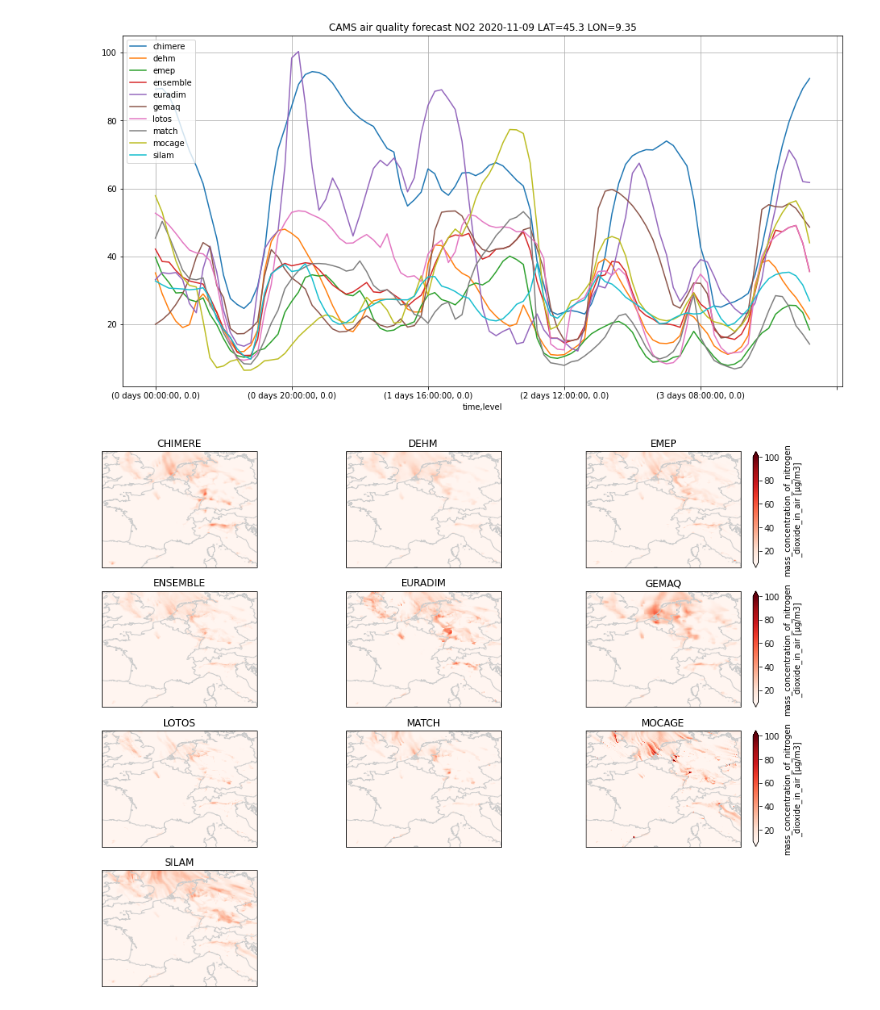
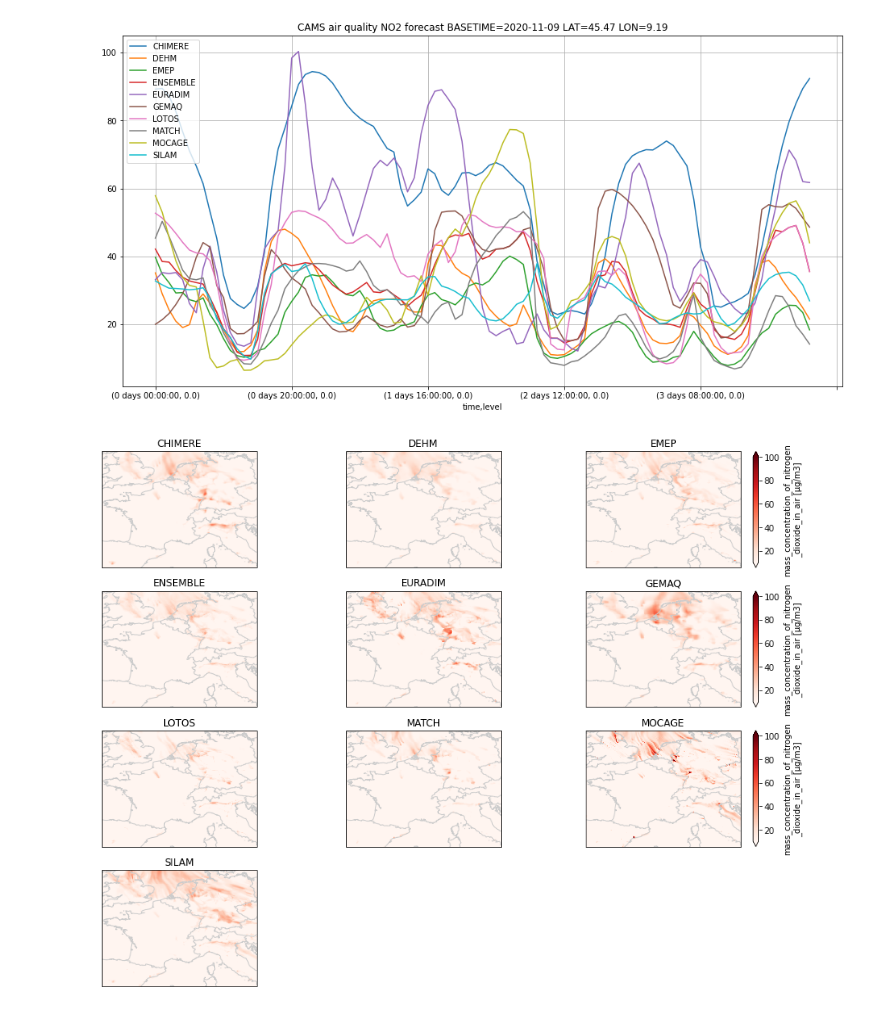
Before and after one commit to CopernicusAtmosphere/jupyter-notebooks, a Jupyter notebook: 4_CAMSDataAccess_ADS_EuropeanAirQuality.ipynb, the cells around one changed output. Saved outputs shown, nothing was run; the diff lists cells and outputs as text; code cells hidden in the pictures.

Commit message:
first version of European air quality notebook using ADS as data source

```diff
--- a/4_CAMSDataAccess_ADS_EuropeanAirQuality.ipynb
+++ b/4_CAMSDataAccess_ADS_EuropeanAirQuality.ipynb
@@ -8,13 +10,16 @@ Let's retrieve CAMS reanalysis PM2.5 global field and plot it.
 # %%
 import cdsapi
+
+# to supress SSL warning
 import urllib3
-urllib3.disable_warnings()
 
+# enter your ADS authentication key
 URL = "https://ads.atmosphere.copernicus.eu/api/v2"
-KEY = "3512:52600066-3b0b-4213-bb5d-2d9b686b7fce"
+KEY = "xxxxxxxxxxxxxxxxxxxxxxxxxxxxxxxxxxxxxxxxxxx"
 
 c = cdsapi.Client(url=URL, key=KEY)
 
+DATADIR = '/tmp'
 DATE = "2020-11-09"
 hours = [str(h) for h in range(97)]
 models = [ 'chimere', 'dehm', 'emep', 'ensemble', 'euradim', 'gemaq', 'lotos', 'match', 'mocage', 'silam']
@@ -32,7 +37,7 @@ for model in models:
         'leadtime_hour': hours,
         'level': '0',
     },
-    f'/mnt/e/tmp/air_quality_{model}_{DATE}.nc')
+    f'{DATADIR}/air_quality_{model}_{DATE}.nc')
 # %% [output]
 2020-11-09 15:05:14,172 INFO Welcome to the CDS
 2020-11-09 15:05:14,173 INFO Sending request to https://ads.atmosphere.copernicus.eu/api/v2/resources/cams-europe-air-quality-forecasts
@@ -55,0 +61,5 @@ Reads the netCDF data from disk.
+# %%
+import xarray as xr
+
+dset = xr.open_dataset(f'/mnt/e/tmp/air_quality_ensemble_2020-11-09.nc')
+print(dset)
@@ -56,32 +84,31 @@ Reads the netCDF data from disk.
 # %%
 import matplotlib.pyplot as plt
-import matplotlib as mpl
-import numpy as np
+#import matplotlib as mpl
 
-%matplotlib inline
 import cartopy
 import cartopy.crs as ccrs
+
+DATE = "2020-11-09"
+models = [ 'chimere', 'dehm', 'emep', 'ensemble', 'euradim', 'gemaq', 'lotos', 'match', 'mocage', 'silam']
 param = "NO2"
-lat = 45.3
-lon = 9.35
-
-import xarray as xr
+lat = 45.47
+lon = 9.19
 
 fig = plt.figure(figsize=(16,8))
 ax = fig.subplots()
 
 for model in models:
     dset = xr.open_dataset(f'/mnt/e/tmp/air_quality_{model}_{DATE}.nc')
 # print(dset)
     dd = dset["no2_conc"].interp(latitude=45.3, longitude=9.35).to_dataframe()
-    dd.no2_conc.plot(ax=ax, label=model)
+    dd.no2_conc.plot(ax=ax, label=model.upper())
 
 plt.grid()
 plt.legend()
-plt.title(f"CAMS air quality forecast {param} {DATE} LAT={lat} LON={lon}")
+plt.title(f"CAMS air quality {param} forecast BASETIME={DATE} LAT={lat} LON={lon}")
 plt.savefig(f"cams_aq_fc_{DATE}.png")
 # %% [output]
-[figure, old version]
+[figure, new version]
 # %%
 BORDER_COLOUR = "#cccccc"
 NCOLS = 3
```
Also changed, not shown: parts of 10 cells of this notebook.
